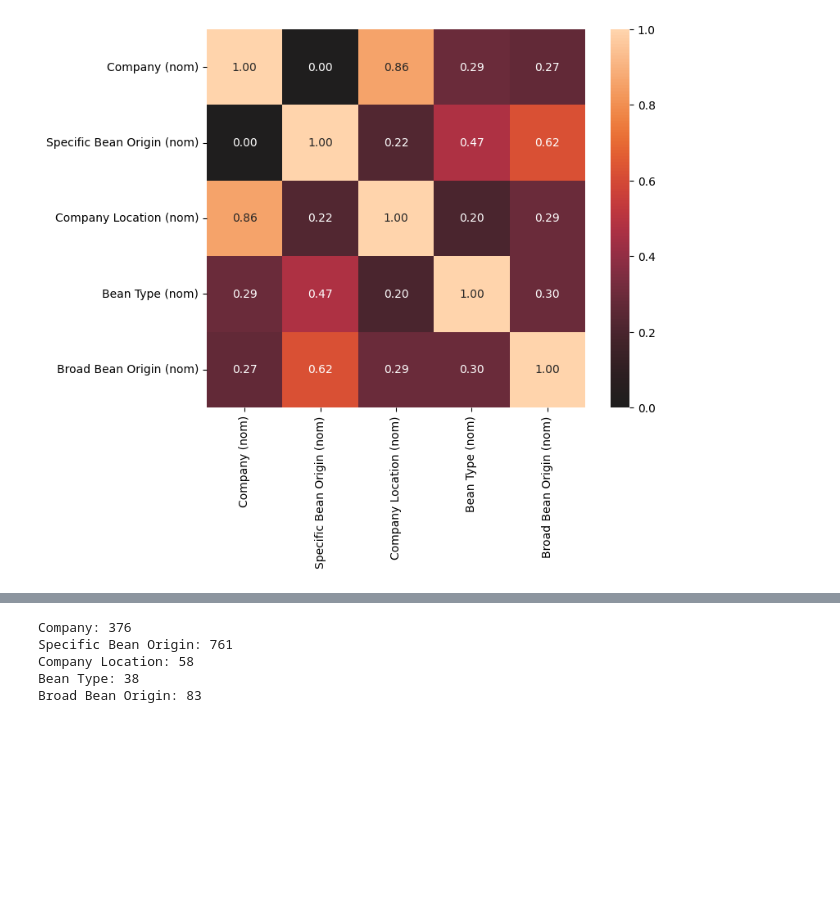
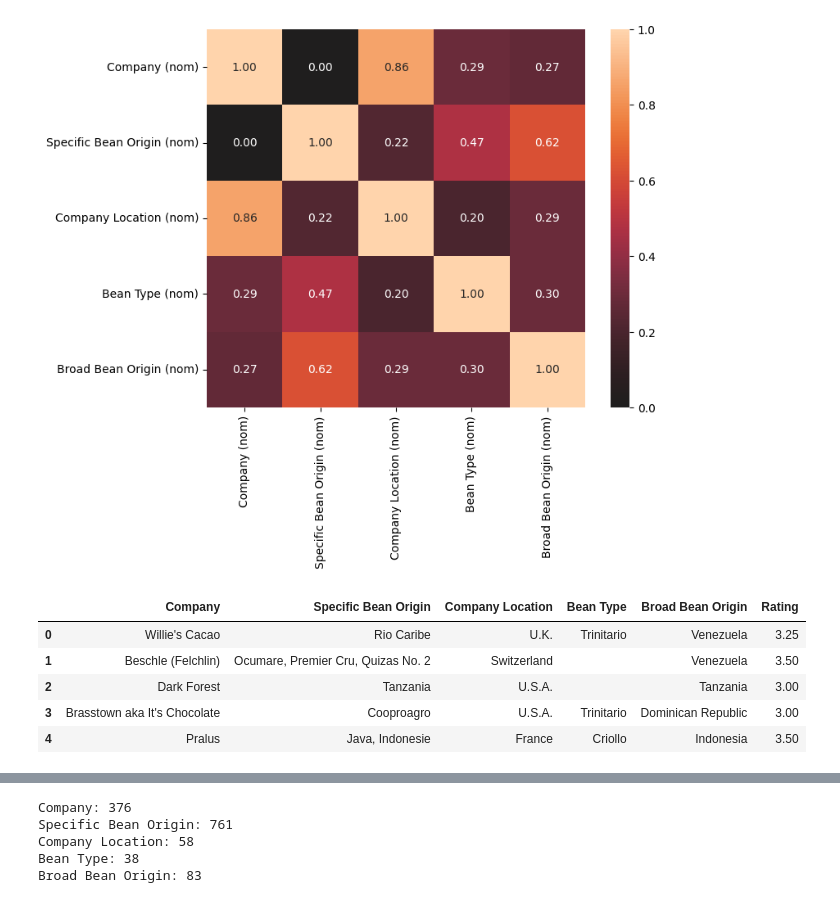
Before and after one commit to PolyakovMA/chocolate-review, a Jupyter notebook: Chocolate_reviews.ipynb, the cells around one changed output, grey strips where cells are left out. Drawn from its saved outputs; the diff is of its cells as text; code cells hidden in the pictures; blank space fills up the shorter version.

```diff
--- a/Chocolate_reviews.ipynb
+++ b/Chocolate_reviews.ipynb
@@ -193,0 +196,10 @@ assoc = associations(
+# %%
+df_categorical['Rating'] = y
+df_categorical.head()
+# %% [output]
+|  | Company | Specific Bean Origin | Company Location | Bean Type | Broad Bean Origin | Rating |
+| 0 | Willie's Cacao | Rio Caribe | U.K. | Trinitario | Venezuela | 3.25 |
+| 1 | Beschle (Felchlin) | Ocumare, Premier Cru, Quizas No. 2 | Switzerland |  | Venezuela | 3.50 |
+| 2 | Dark Forest | Tanzania | U.S.A. |  | Tanzania | 3.00 |
+| 3 | Brasstown aka It's Chocolate | Cooproagro | U.S.A. | Trinitario | Dominican Republic | 3.00 |
+| 4 | Pralus | Java, Indonesie | France | Criollo | Indonesia | 3.50 |
```
Also changed, not shown: parts of 7 cells of this notebook.
